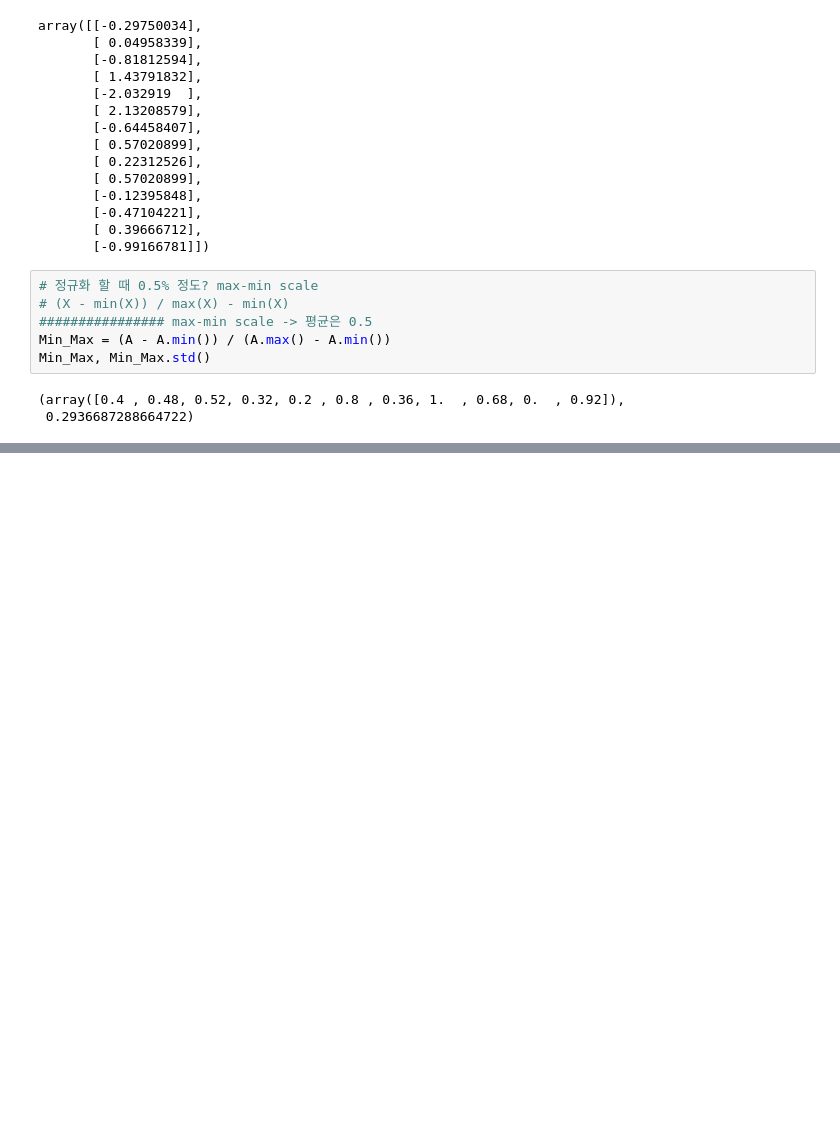
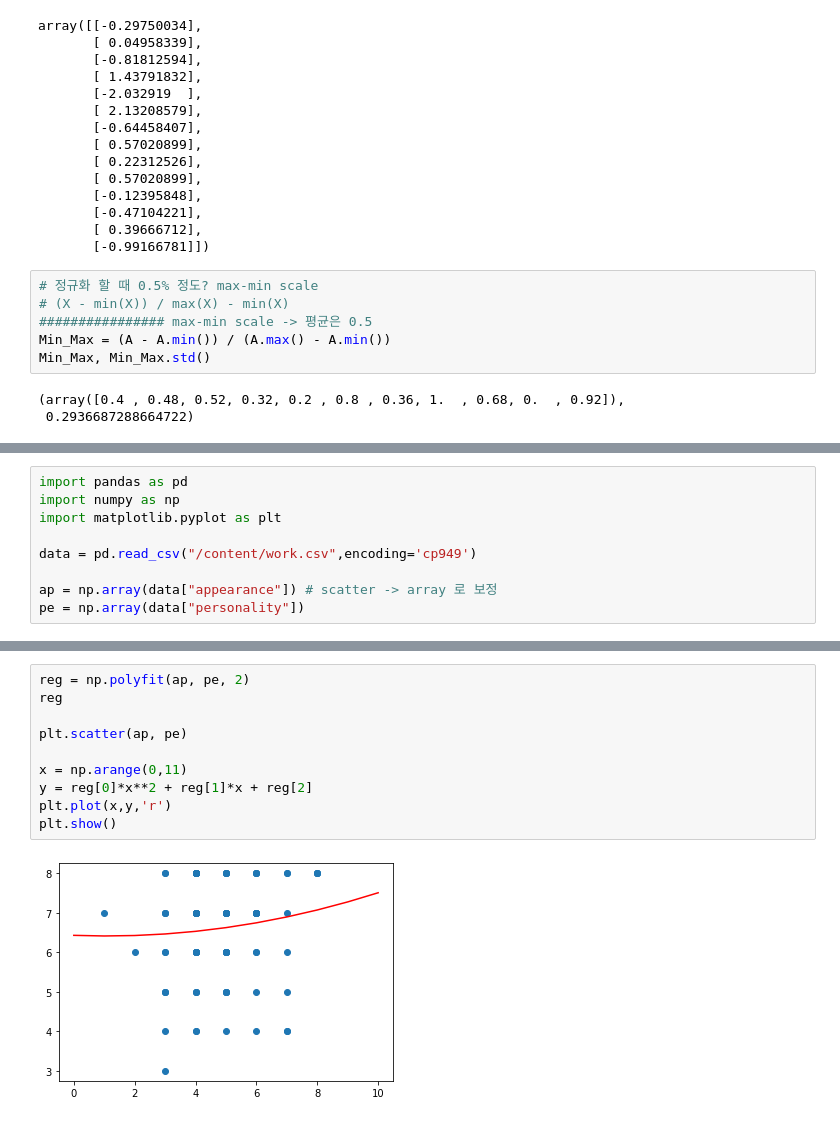
Before and after one commit to eaglehkim/python, a Jupyter notebook: prac2_ipynb의_사본의_사본.ipynb, the cells around one changed output, grey strips where cells are left out. Saved outputs shown, nothing was run; the diff lists cells and outputs as text; blank space fills up the shorter version.

```diff
--- a/prac2_ipynb의_사본의_사본.ipynb
+++ b/prac2_ipynb의_사본의_사본.ipynb
@@ -1186,0 +1190,9 @@ Min_Max, Min_Max.std()
+# %%
+import pandas as pd
+import numpy as np
+import matplotlib.pyplot as plt
+
+data = pd.read_csv("/content/work.csv",encoding='cp949')
+
+ap = np.array(data["appearance"]) # scatter -> array 로 보정
+pe = np.array(data["personality"])
@@ -1186,0 +1213,12 @@ Min_Max, Min_Max.std()
+# %%
+reg = np.polyfit(ap, pe, 2)
+reg
+
+plt.scatter(ap, pe)
+
+x = np.arange(0,11)
+y = reg[0]*x**2 + reg[1]*x + reg[2]
+plt.plot(x,y,'r')
+plt.show()
+# %% [output]
+[figure, added]
```
Also changed, not shown: parts of 45 cells of this notebook.
